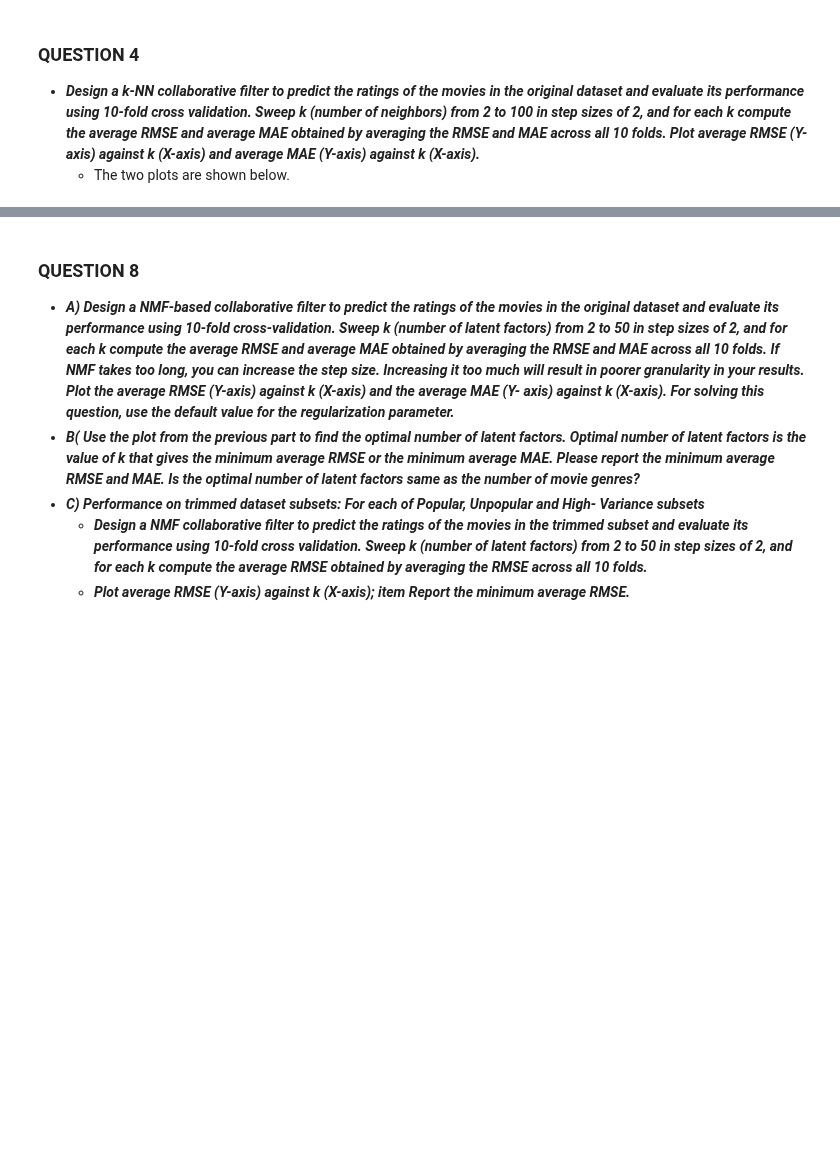
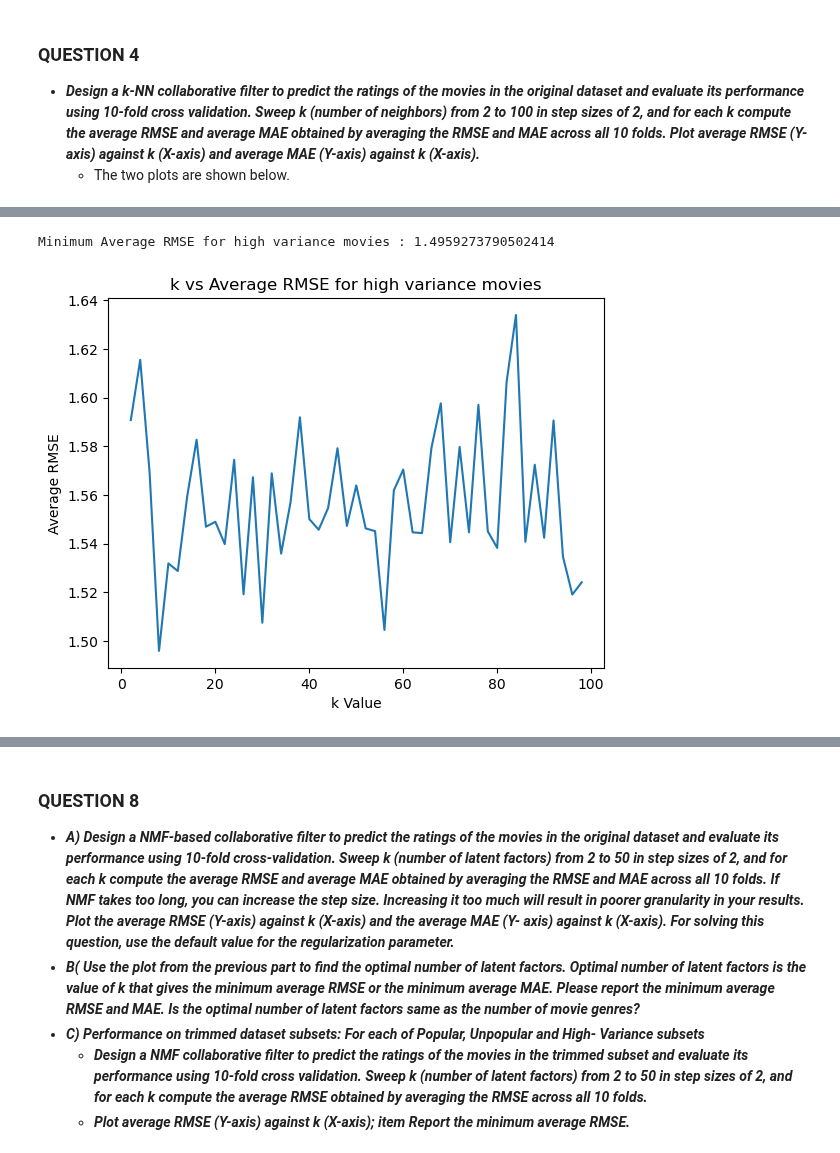
Before and after one commit to stang126/ECE-219-Large-Scale-Data-Mining, a Jupyter notebook: Project 3/Project 3.ipynb, the cells around one changed output, grey strips where cells are left out. Saved outputs shown, nothing was run; the diff lists cells and outputs as text; code cells hidden in the pictures; blank space fills up the shorter version.

```diff
--- a/Project 3/Project 3.ipynb
+++ b/Project 3/Project 3.ipynb
@@ -198,0 +230,5 @@ High_variance = get_list("High_variance", Moveid_ratings_dict)
+# %%
+get_RMSE_plot("high variance movies", kf, High_variance, data)
+# %% [output]
+Minimum Average RMSE for high variance movies : 1.4959273790502414
+[figure, added]
```
Also changed, not shown: parts of 14 cells of this notebook, 1 other file.
